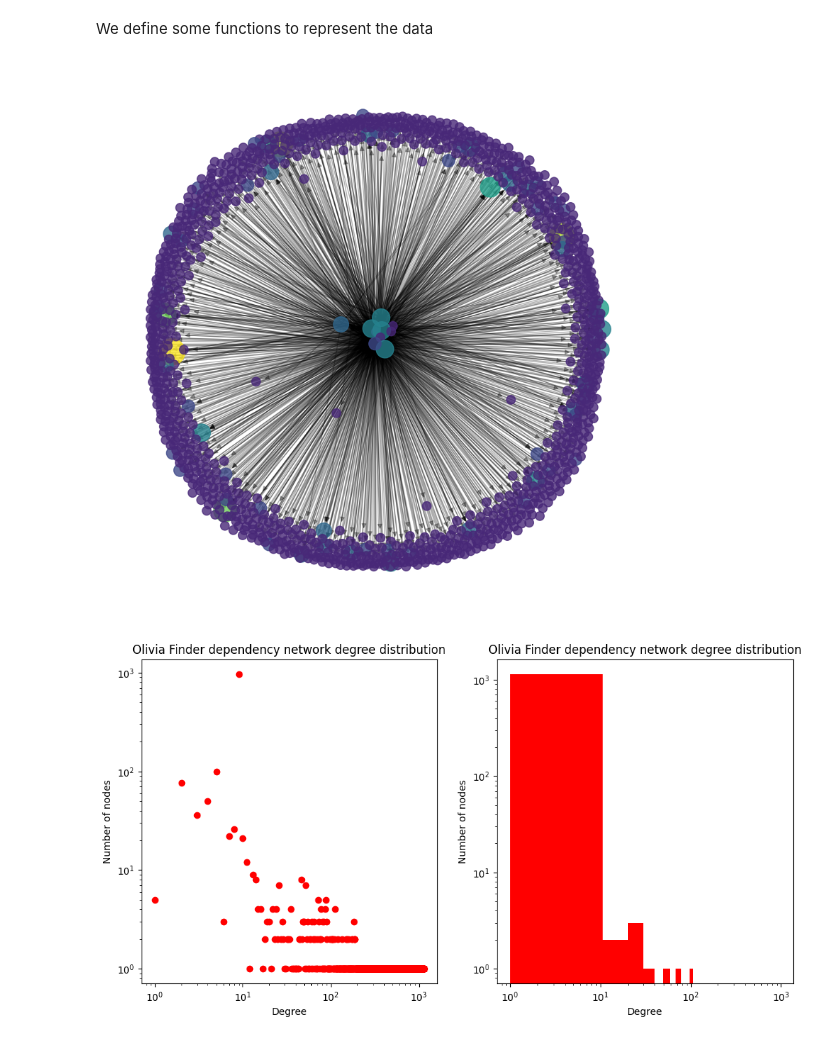
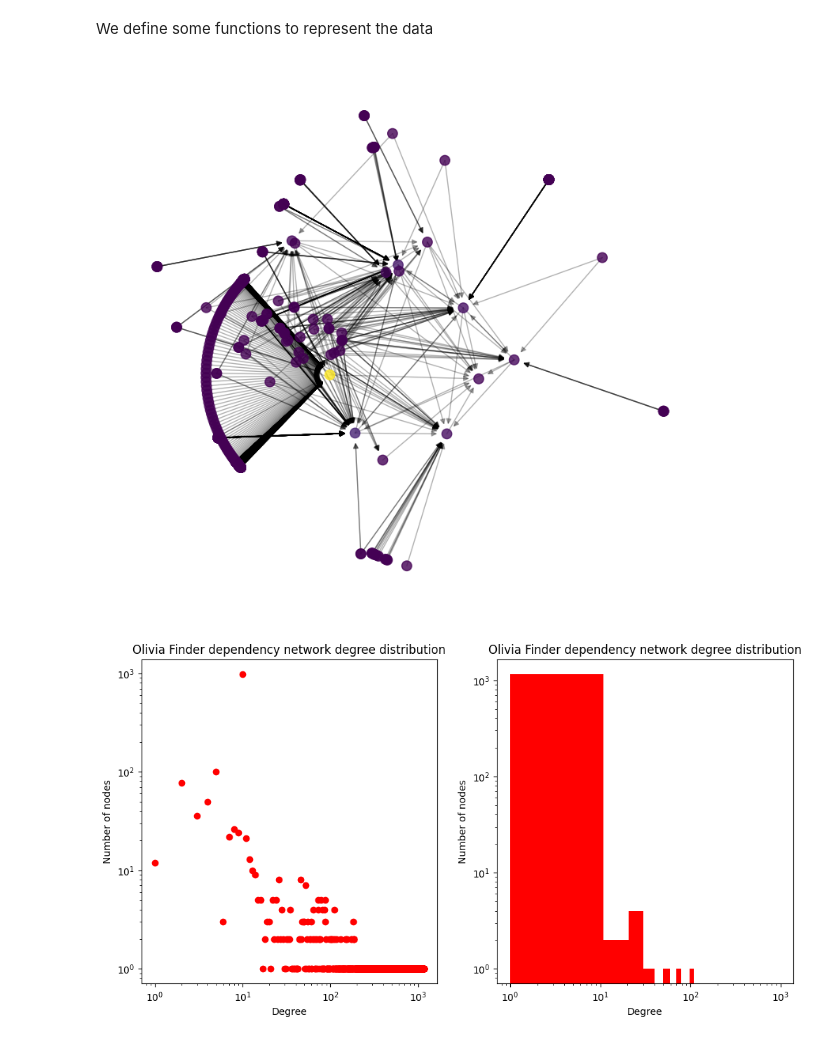
Before and after one commit to dab0012/olivia, a Jupyter notebook: notebooks/olivia_finder/Olivia Finder - Github repository example.ipynb, the cells around one changed output. Drawn from its saved outputs; the diff is of its cells as text; code cells hidden in the pictures.

Commit message:
Updated all olivia_finder notebooks #19
Now all are functional acording to olivia-finder library

```diff
--- a/notebooks/olivia_finder/Olivia Finder - Github repository example.ipynb
+++ b/notebooks/olivia_finder/Olivia Finder - Github repository example.ipynb
@@ -117,7 +135,7 @@ github_pm.fetch_package("dab0012/olivia-finder").to_dict()
 **Build a dependency netowrk**
 # %%
 # Build the dependency network for the package
-olivia_finder_dependency_network = github_pm.get_dependency_network(
+olivia_finder_dependency_network = github_pm.get_transitive_network_graph(
     "dab0012/olivia-finder",
     deep_level = 2,
     generate = True
@@ -158,7 +176,7 @@ def plot_degree_distribution(G, title):
 
     plt.show()
 
-def draw_networkx_graph(G, layout='circular', size=(20,20), labels=True):
+def draw_networkx_graph(G, layout='circular', size=(20,20), labels=True, override_node_size=0):
     '''
     Draw a networkx graph
     '''
@@ -172,7 +190,11 @@ def draw_networkx_graph(G, layout='circular', size=(20,20), labels=True):
     }
     plt.figure(figsize=size)
     pos = layouts[layout](G)
-    node_size = [G.in_degree(node) * 80 for node in G]
+    if override_node_size == 0:
+        node_size = [G.in_degree(node) *80 for node in G]
+    else:
+        node_size = [override_node_size for node in G]
+
     node_color = [G.in_degree(node) for node in G]
     node_opacity = 0.8
     edge_color = 'black'
@@ -204,13 +226,13 @@ def draw_networkx_graph(G, layout='circular', size=(20,20), labels=True):
     plt.axis('off')
     plt.show()
 # %%
-draw_networkx_graph(olivia_finder_dependency_network, layout='spring', size=(10,10), labels=False)
+draw_networkx_graph(olivia_finder_dependency_network, layout='kamada_kawai', size=(10,10), labels=False, override_node_size=80)
 # %% [output]
-[figure, old version]
+[figure, new version]
 # %%
 plot_degree_distribution(olivia_finder_dependency_network, "Olivia Finder dependency network degree distribution")
 # %% [output]
-[figure, old version]
+[figure, new version]
 # %%
 # Show degrees of the dependency network as a pandas dataframe
 import pandas as pd
```
Also changed, not shown: parts of 10 cells of this notebook, 2 other files.
